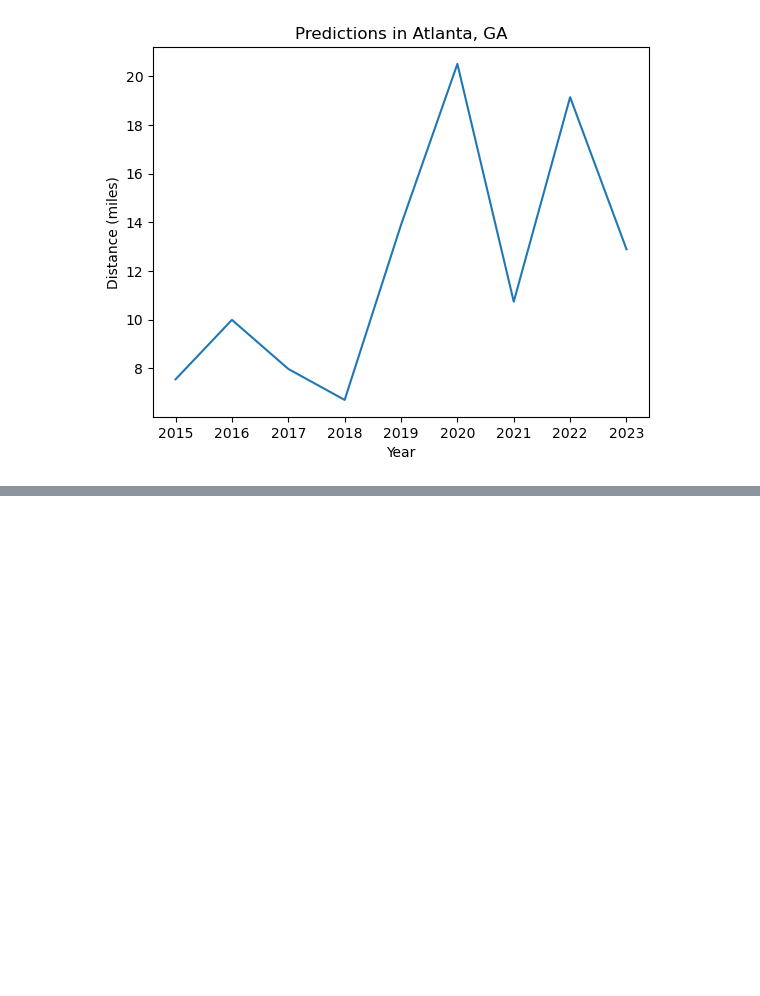
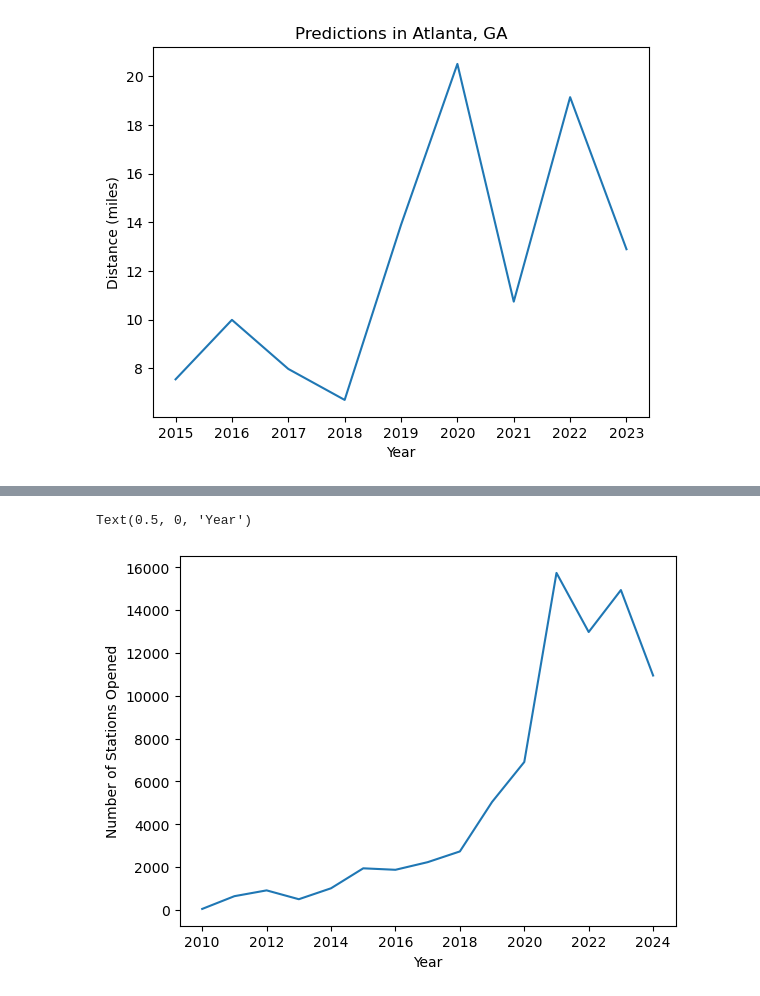
Before and after one commit to noahcasey21/ev_charging_predictor, a Jupyter notebook: experiments.ipynb, the cells around one changed output, grey strips where cells are left out. Cells and saved outputs as stored; diff of their text form; code cells hidden in the pictures; blank space fills up the shorter version.

```diff
--- a/experiments.ipynb
+++ b/experiments.ipynb
@@ -83,0 +123,5 @@ Text(0.5, 1.0, 'Predictions in Atlanta, GA')
+# %%
+locations = pd.read_parquet('data/OpenStations.parquet')
+locations = locations.loc[locations['Year'] >= 2010]
+loc_count = locations.groupby('Year').count()
+loc_count
@@ -83,0 +146,7 @@ Text(0.5, 1.0, 'Predictions in Atlanta, GA')
+# %%
+plt.plot(loc_count.index, loc_count['Station Name'])
+plt.ylabel('Number of Stations Opened')
+plt.xlabel('Year')
+# %% [output]
+Text(0.5, 0, 'Year')
+[figure, added]
```
Also changed, not shown: parts of 6 cells of this notebook.
